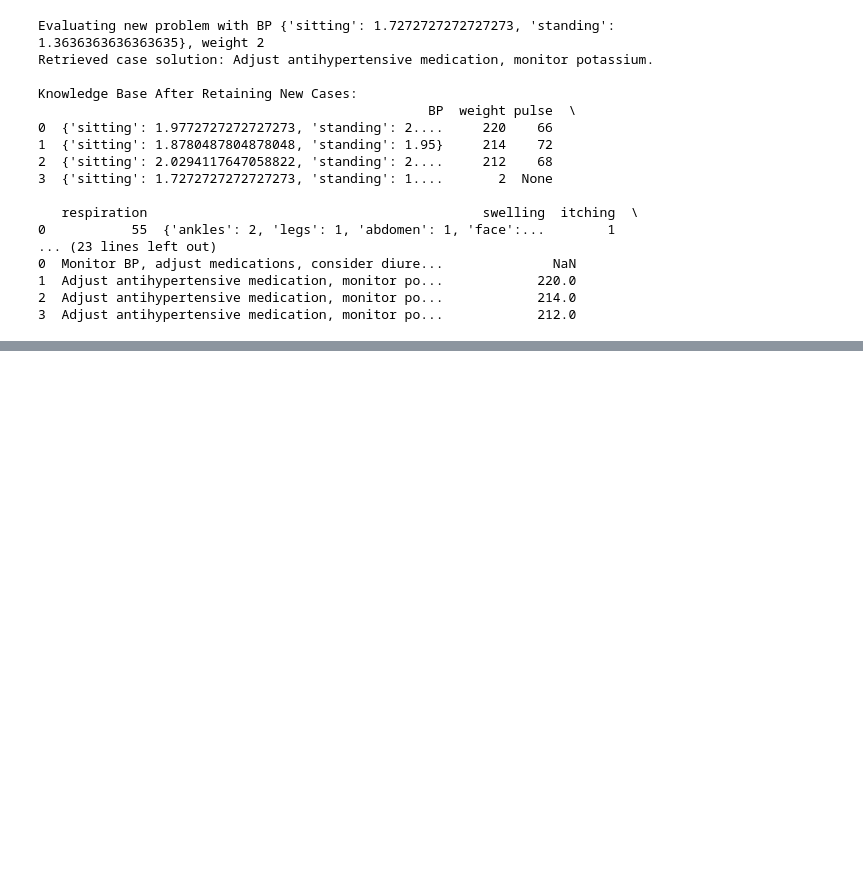
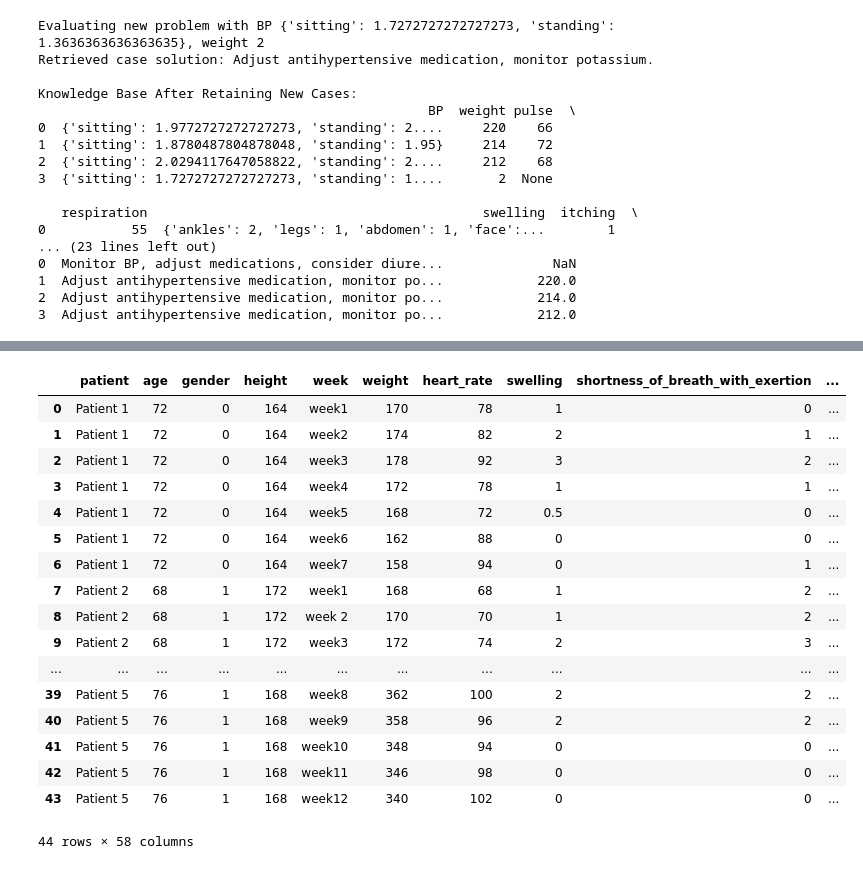
Before and after one commit to StaticOwl/cardigpt, a Jupyter notebook: pocs/poc_2.ipynb, the cells around one changed output, grey strips where cells are left out. Drawn from its saved outputs; the diff is of its cells as text; code cells hidden in the pictures; blank space fills up the shorter version.

```diff
--- a/pocs/poc_2.ipynb
+++ b/pocs/poc_2.ipynb
@@ -817,0 +1231,12 @@ Knowledge Base After Retaining New Cases:
+# %%
+
+# Define fuzzy variables
+bp = ctrl.Antecedent(range(80, 200), 'BP')
+swelling = ctrl.Antecedent(range(0, 6), 'swelling')
+eGFR = ctrl.Antecedent(range(0, 101), 'eGFR')
+heart_rate = ctrl.Antecedent(range(50, 150), 'heart_rate')
+sob_exertion = ctrl.Antecedent(range(0, 5), 'shortness_of_breath_with_exertion')
+sob_rest = ctrl.Antecedent(range(0, 5), 'shortness_of_breath_at_rest')
+chest_tightness = ctrl.Antecedent(range(0, 5), 'chest_tightness')
+fatigue = ctrl.Antecedent(range(0, 5), 'fatigue')
+recliner = ctrl.Antecedent(range(0, 5), 'sleeping_in_recliner')
@@ -817,0 +1342,8 @@ Knowledge Base After Retaining New Cases:
+# %%
+output_ctrl = ctrl.ControlSystem(rules)
+output_simulation = ctrl.ControlSystemSimulation(output_ctrl)
+
+df['predicted_output'] = df.apply(
+    lambda row: backward_chaining_predict(row=row, rules=rules, output=output),
+    axis=1
+    )
@@ -817,0 +1368,21 @@ Knowledge Base After Retaining New Cases:
+# %%
+df
+# %% [output]
+|  | patient | age | gender | height | week | weight | heart_rate | swelling | shortness_of_breath_with_exertion | ... |
+| 0 | Patient 1 | 72 | 0 | 164 | week1 | 170 | 78 | 1 | 0 | ... |
+| 1 | Patient 1 | 72 | 0 | 164 | week2 | 174 | 82 | 2 | 1 | ... |
+| 2 | Patient 1 | 72 | 0 | 164 | week3 | 178 | 92 | 3 | 2 | ... |
+| 3 | Patient 1 | 72 | 0 | 164 | week4 | 172 | 78 | 1 | 1 | ... |
+| 4 | Patient 1 | 72 | 0 | 164 | week5 | 168 | 72 | 0.5 | 0 | ... |
+| 5 | Patient 1 | 72 | 0 | 164 | week6 | 162 | 88 | 0 | 0 | ... |
+| 6 | Patient 1 | 72 | 0 | 164 | week7 | 158 | 94 | 0 | 1 | ... |
+| 7 | Patient 2 | 68 | 1 | 172 | week1 | 168 | 68 | 1 | 2 | ... |
+| 8 | Patient 2 | 68 | 1 | 172 | week 2 | 170 | 70 | 1 | 2 | ... |
+| 9 | Patient 2 | 68 | 1 | 172 | week3 | 172 | 74 | 2 | 3 | ... |
+| ... | ... | ... | ... | ... | ... | ... | ... | ... | ... | ... |
+| 39 | Patient 5 | 76 | 1 | 168 | week8 | 362 | 100 | 2 | 2 | ... |
+| 40 | Patient 5 | 76 | 1 | 168 | week9 | 358 | 96 | 2 | 2 | ... |
+| 41 | Patient 5 | 76 | 1 | 168 | week10 | 348 | 94 | 0 | 0 | ... |
+| 42 | Patient 5 | 76 | 1 | 168 | week11 | 346 | 98 | 0 | 0 | ... |
+| 43 | Patient 5 | 76 | 1 | 168 | week12 | 340 | 102 | 0 | 0 | ... |
+44 rows × 58 columns
```
Also changed, not shown: parts of 31 cells of this notebook.
